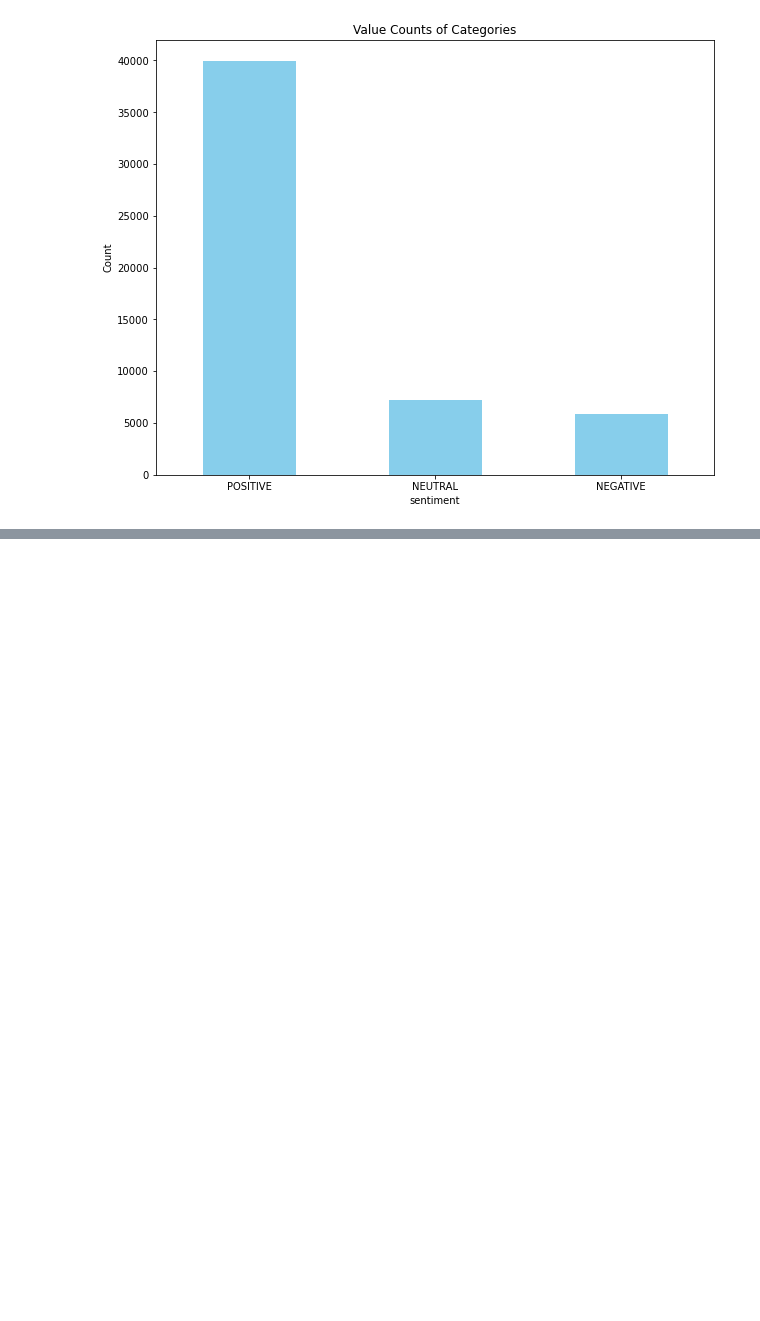
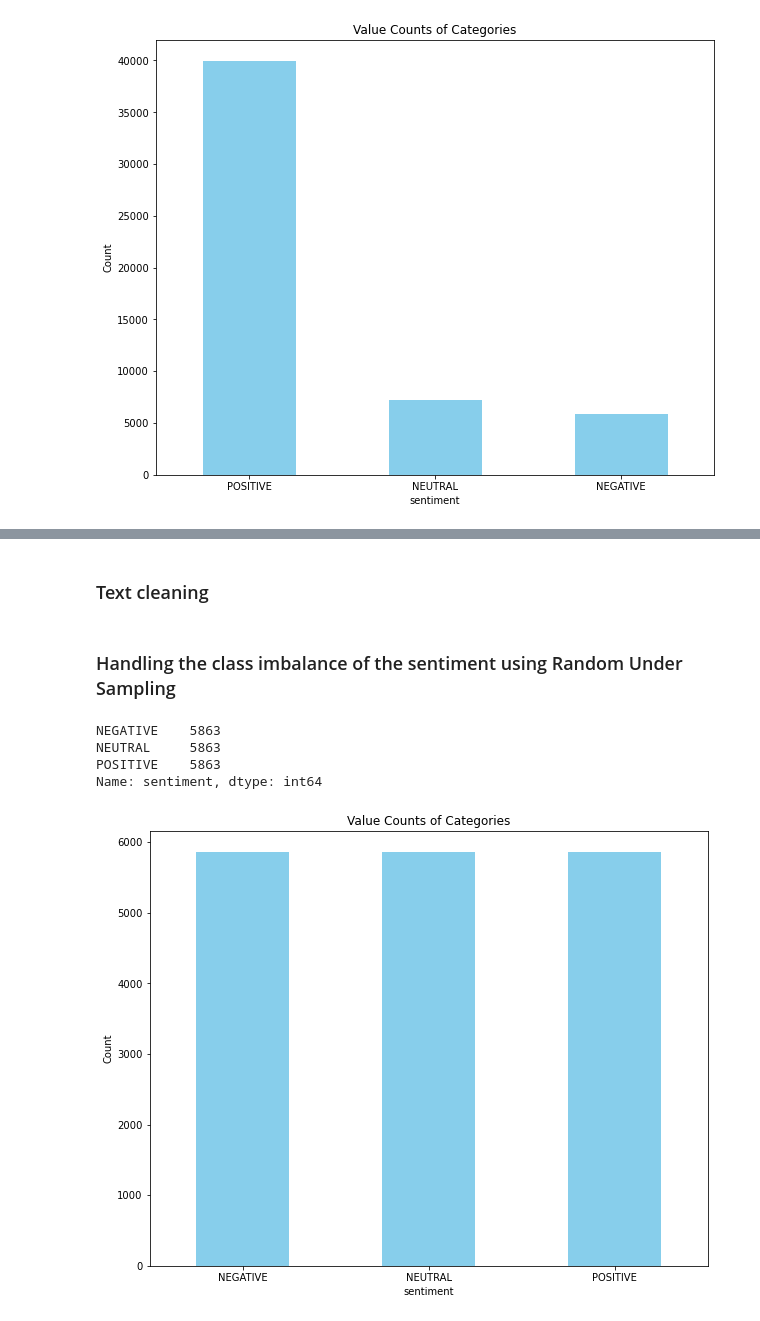
Before and after one commit to jaideep156/medium-reviews-sentiment-analysis, a Jupyter notebook: notebook/sentiment-analysis.ipynb, the cells around one changed output, grey strips where cells are left out. Saved outputs shown, nothing was run; the diff lists cells and outputs as text; code cells hidden in the pictures; blank space fills up the shorter version.

Commit message:
text cleaning & handling class imbalance

```diff
--- a/notebook/sentiment-analysis.ipynb
+++ b/notebook/sentiment-analysis.ipynb
@@ -80,0 +74,8 @@ df.sample(5)
+# %% [markdown]
+### Text cleaning
+# %%
+def remove_characters(text):
+    return re.sub(r'[!"#$%&\'()*+,-./:;<=>?@[\]^_`{|}~]', '', text)
+df['review'] = df['review'].apply(remove_characters)
+# %% [markdown]
+### Handling the class imbalance of the sentiment using Random Under Sampling
@@ -80,0 +86,20 @@ df.sample(5)
+# %%
+df['sentiment'].value_counts()
+# %% [output]
+NEGATIVE    5863
+NEUTRAL     5863
+POSITIVE    5863
+Name: sentiment, dtype: int64
+# %%
+value_counts = df['sentiment'].value_counts()
+
+# Plot the value counts
+plt.figure(figsize=(10, 8))
+value_counts.plot(kind='bar', color='skyblue')
+plt.title('Value Counts of Categories')
+plt.xlabel('sentiment')
+plt.ylabel('Count')
+plt.xticks(rotation=0)
+plt.show()
+# %% [output]
+[figure, added]
```
Also changed, not shown: parts of 9 cells of this notebook.
